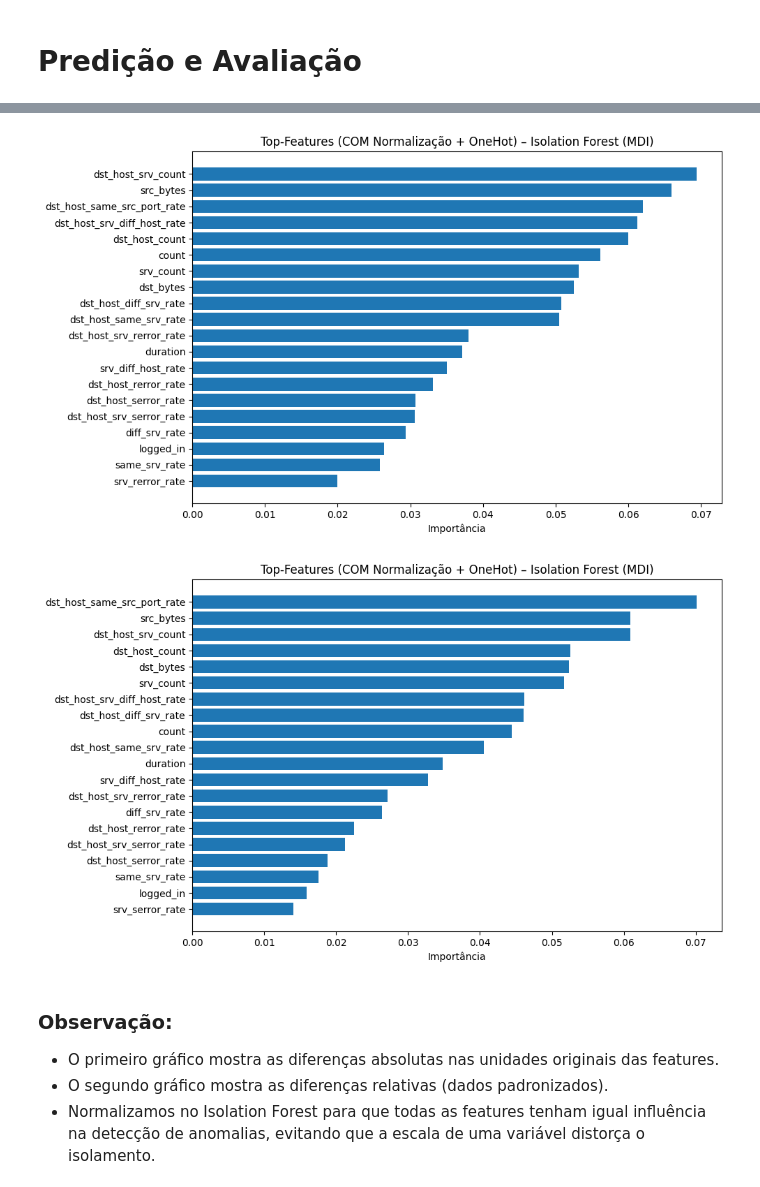
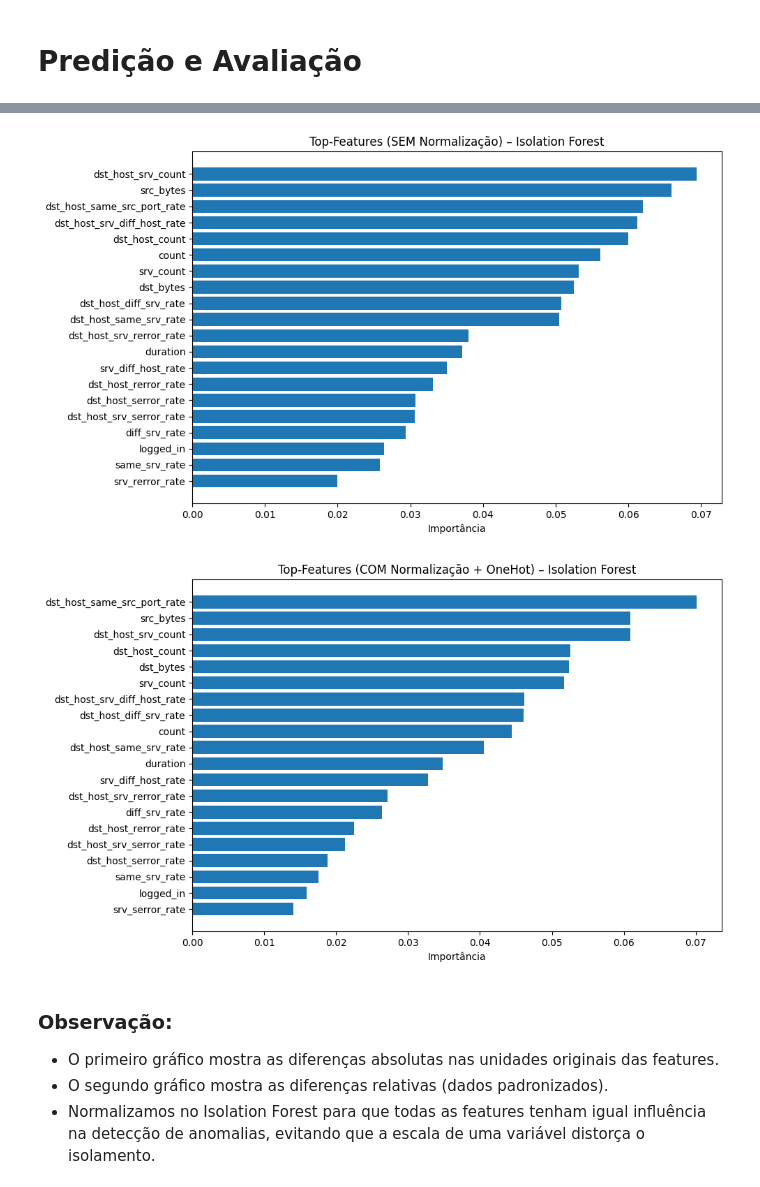
Before and after one commit to Jolusca/net-intrusion, a Jupyter notebook: Ataque-Intrusao-machine/isolation_forest.ipynb, the cells around one changed output, grey strips where cells are left out. Saved outputs shown, nothing was run; the diff lists cells and outputs as text; code cells hidden in the pictures.

```diff
--- a/Ataque-Intrusao-machine/isolation_forest.ipynb
+++ b/Ataque-Intrusao-machine/isolation_forest.ipynb
@@ -169,11 +184,8 @@ ROC AUC (Scores): 0.9814
 # %%
+
 # ============================================================
 # 7. IMPORTÂNCIA dos FEATURES (com e sem normalização) - ORDENADO
 # ============================================================
-
-from sklearn.ensemble import IsolationForest
-import numpy as np
-import matplotlib.pyplot as plt
 
 # -----------------------------
 # Função para extrair importâncias do IF (MDI)
@@ -213,41 +225,41 @@ import_sem_ordenado = importancias_sem[idx_sem]
 
 plt.figure(figsize=(10, 6))
 plt.barh(numericas_ordenadas[:top_n], import_sem_ordenado[:top_n])
-plt.title("Top-Features (COM Normalização + OneHot) – Isolation Forest (MDI)")
+plt.title("Top-Features (SEM Normalização) – Isolation Forest")
 plt.xlabel("Importância")
 plt.gca().invert_yaxis()
 plt.tight_layout()
 plt.show()
 
 # ============================================================
 # COM normalização + OneHot
 # ============================================================
 
 # nomes das features após transformar
 nome_features = (
     list(model["prep"].named_transformers_["cat"].get_feature_names_out(categoricas))
     + numericas
 )
 
 importancias_com = get_iforest_feature_importance(
     model["iforest"], nome_features
 )
 
 # ordenar
 idx_com = np.argsort(importancias_com)[::-1]
 features_ordenadas = [nome_features[i] for i in idx_com]
 import_com_ordenado = importancias_com[idx_com]
 
 plt.figure(figsize=(10, 6))
 plt.barh(features_ordenadas[:top_n], import_com_ordenado[:top_n])
-plt.title("Top-Features (COM Normalização + OneHot) – Isolation Forest (MDI)")
+plt.title("Top-Features (COM Normalização + OneHot) – Isolation Forest")
 plt.xlabel("Importância")
 plt.gca().invert_yaxis()
 plt.tight_layout()
 plt.show()
 # %% [output]
-[figure, old version]
+[figure, new version]
-[figure, old version]
+[figure, new version]
 # %% [markdown]
 ### Observação:
 - O primeiro gráfico mostra as diferenças absolutas nas unidades originais das features.
```
Also changed, not shown: parts of 2 cells of this notebook.
